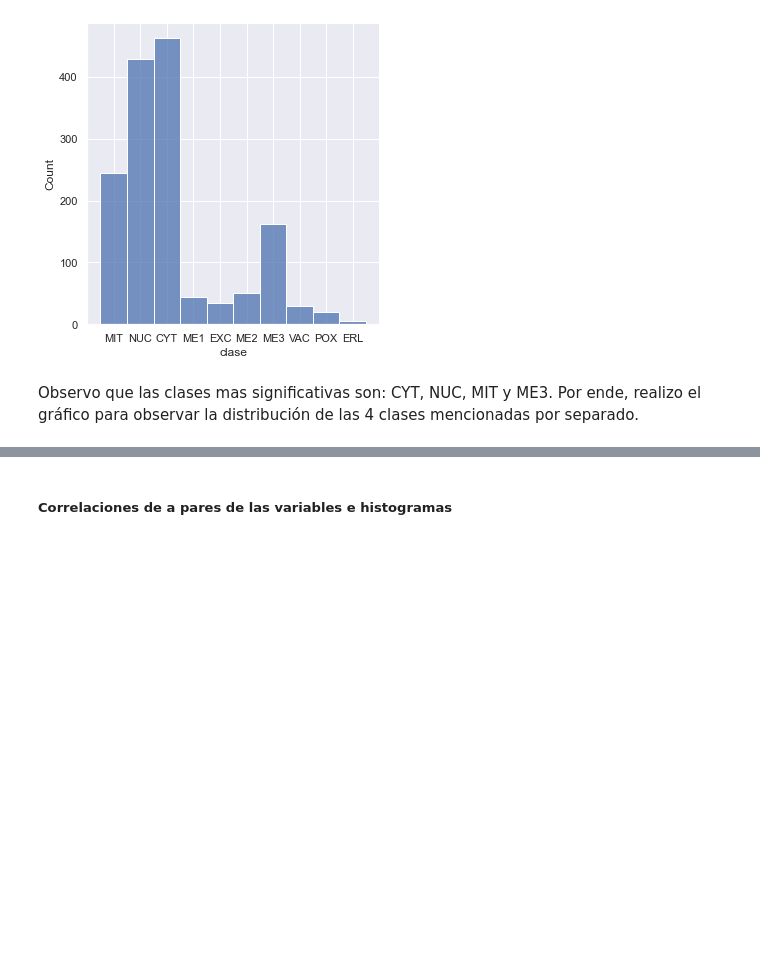
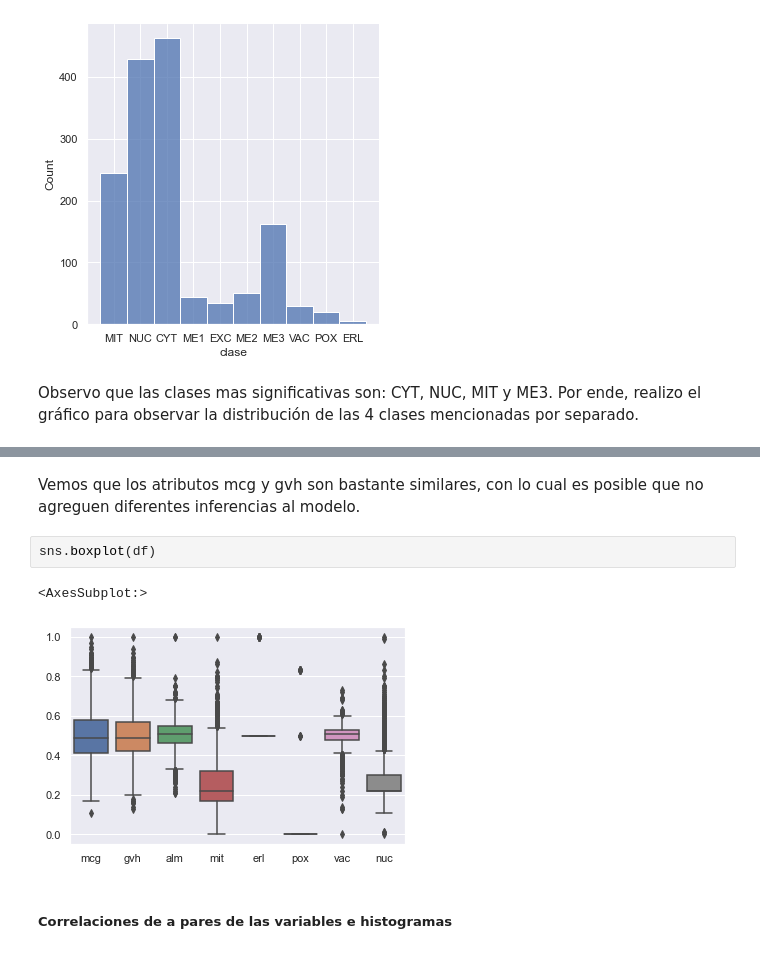
Before and after one commit to valengonzalez8/TP1_Redes_Neuronales, a Jupyter notebook: TP1_RN.ipynb, the cells around one changed output, grey strips where cells are left out. Drawn from its saved outputs; the diff is of its cells as text; blank space fills up the shorter version.

```diff
--- a/TP1_RN.ipynb
+++ b/TP1_RN.ipynb
@@ -123,3 +160,10 @@ Observo que las clases mas significativas son: CYT, NUC, MIT y ME3. Por ende, re
+# %% [markdown]
+Vemos que los atributos mcg y gvh son bastante similares, con lo cual es posible que no agreguen diferentes inferencias al modelo.
+# %%
+sns.boxplot(df)
+# %% [output]
+<AxesSubplot:>
+[figure, added]
 # %% [markdown]
 ##### Correlaciones de a pares de las variables e histogramas
 # %%
```
Also changed, not shown: parts of 41 cells of this notebook.
